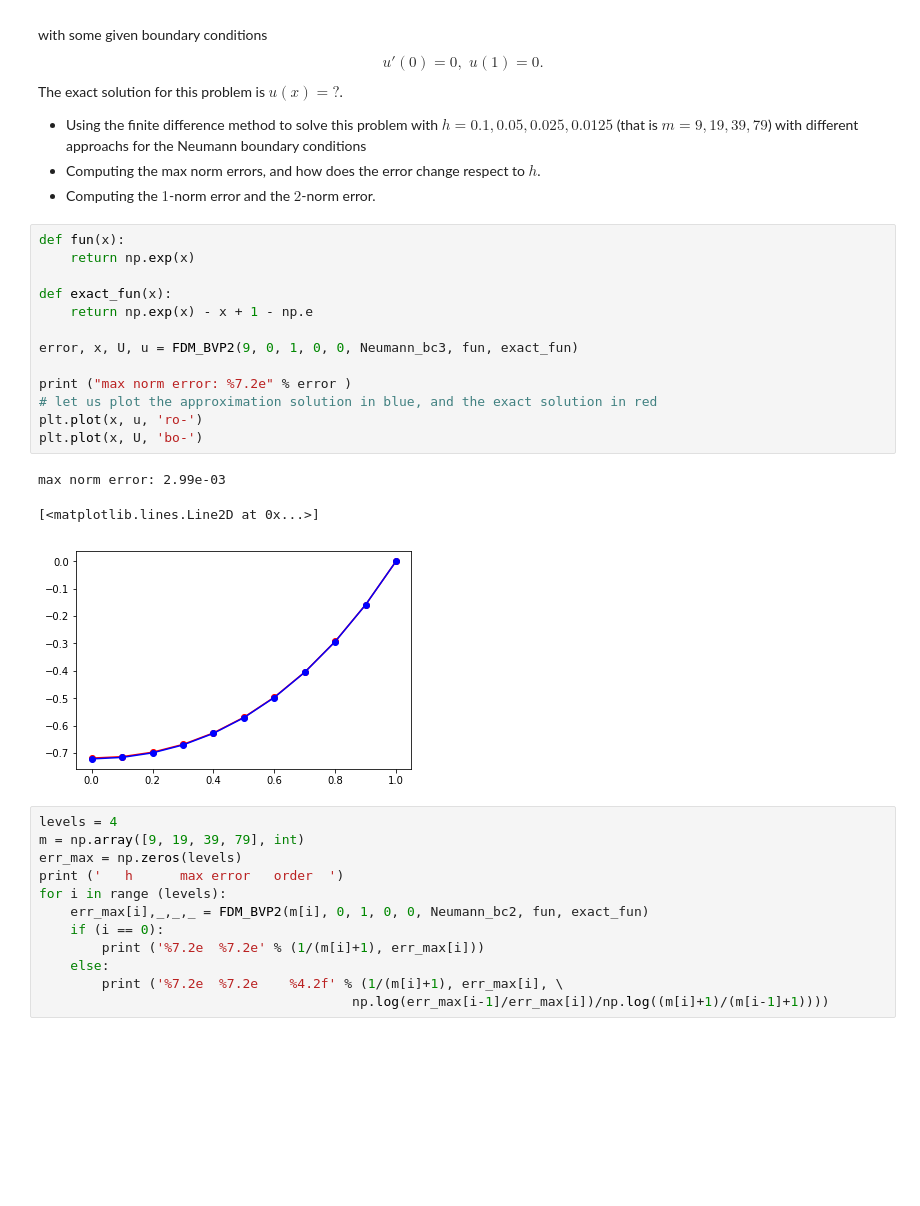
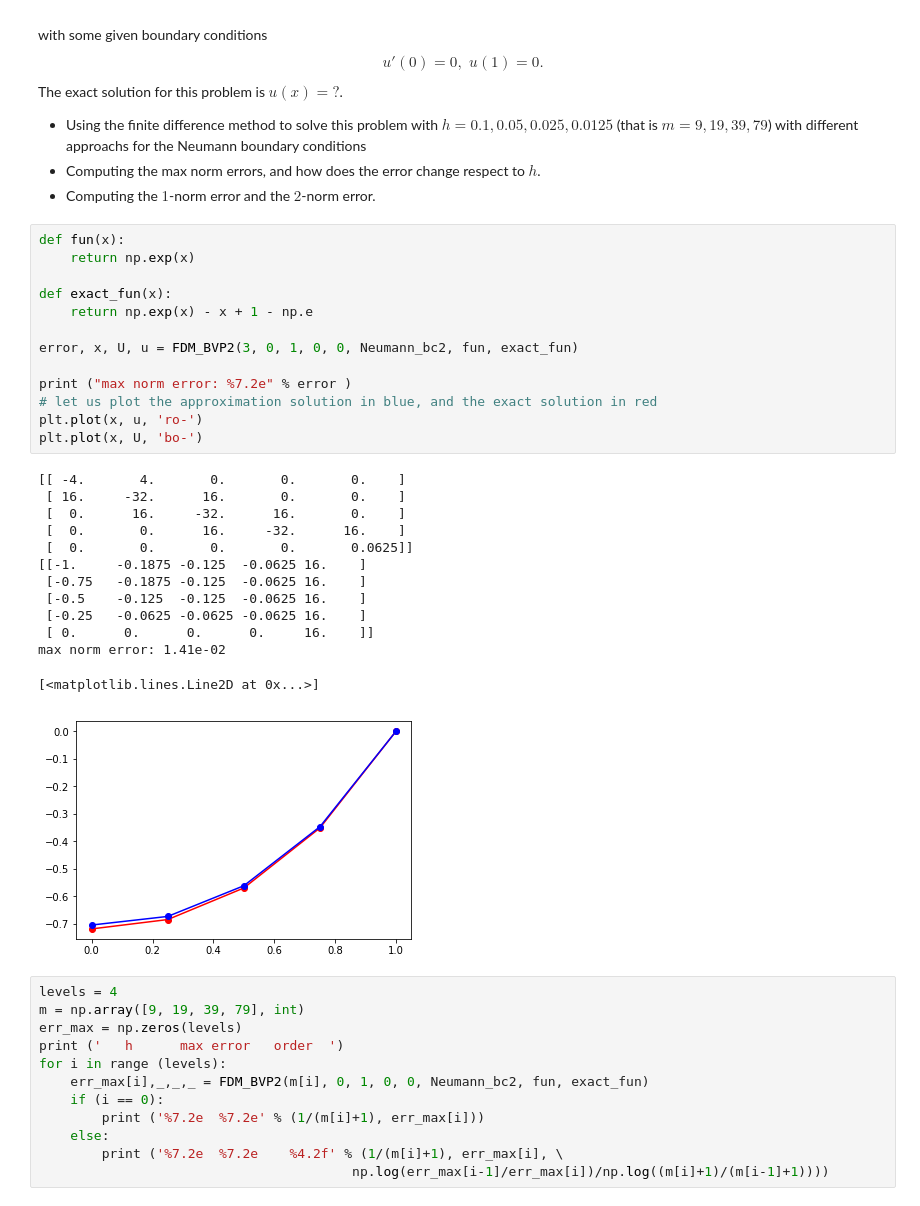
Before and after one commit to xiaozhouli/Jupyter, a Jupyter notebook: Numerical_PDEs/FDM_for_BVP.ipynb, the cells around one changed output. Drawn from its saved outputs; the diff is of its cells as text; blank space fills up the shorter version.

```diff
--- a/Numerical_PDEs/FDM_for_BVP.ipynb
+++ b/Numerical_PDEs/FDM_for_BVP.ipynb
@@ -358,20 +387,30 @@ The exact solution for this problem is $u(x) = ?$.
 # %%
 def fun(x):
     return np.exp(x)
 
 def exact_fun(x):
     return np.exp(x) - x + 1 - np.e
 
-error, x, U, u = FDM_BVP2(9, 0, 1, 0, 0, Neumann_bc3, fun, exact_fun)
+error, x, U, u = FDM_BVP2(3, 0, 1, 0, 0, Neumann_bc2, fun, exact_fun)
 
 print ("max norm error: %7.2e" % error )
 # let us plot the approximation solution in blue, and the exact solution in red
 plt.plot(x, u, 'ro-')
 plt.plot(x, U, 'bo-')
 # %% [output]
-max norm error: 2.99e-03
+[[ -4.       4.       0.       0.       0.    ]
+ [ 16.     -32.      16.       0.       0.    ]
+ [  0.      16.     -32.      16.       0.    ]
+ [  0.       0.      16.     -32.      16.    ]
+ [  0.       0.       0.       0.       0.0625]]
+[[-1.     -0.1875 -0.125  -0.0625 16.    ]
+ [-0.75   -0.1875 -0.125  -0.0625 16.    ]
+ [-0.5    -0.125  -0.125  -0.0625 16.    ]
+ [-0.25   -0.0625 -0.0625 -0.0625 16.    ]
+ [ 0.      0.      0.      0.     16.    ]]
+max norm error: 1.41e-02
 [<matplotlib.lines.Line2D at 0x...>]
-[figure, old version]
+[figure, new version]
 # %%
 levels = 4
 m = np.array([9, 19, 39, 79], int)
```
Also changed, not shown: parts of 2 cells of this notebook, 4 other files.
